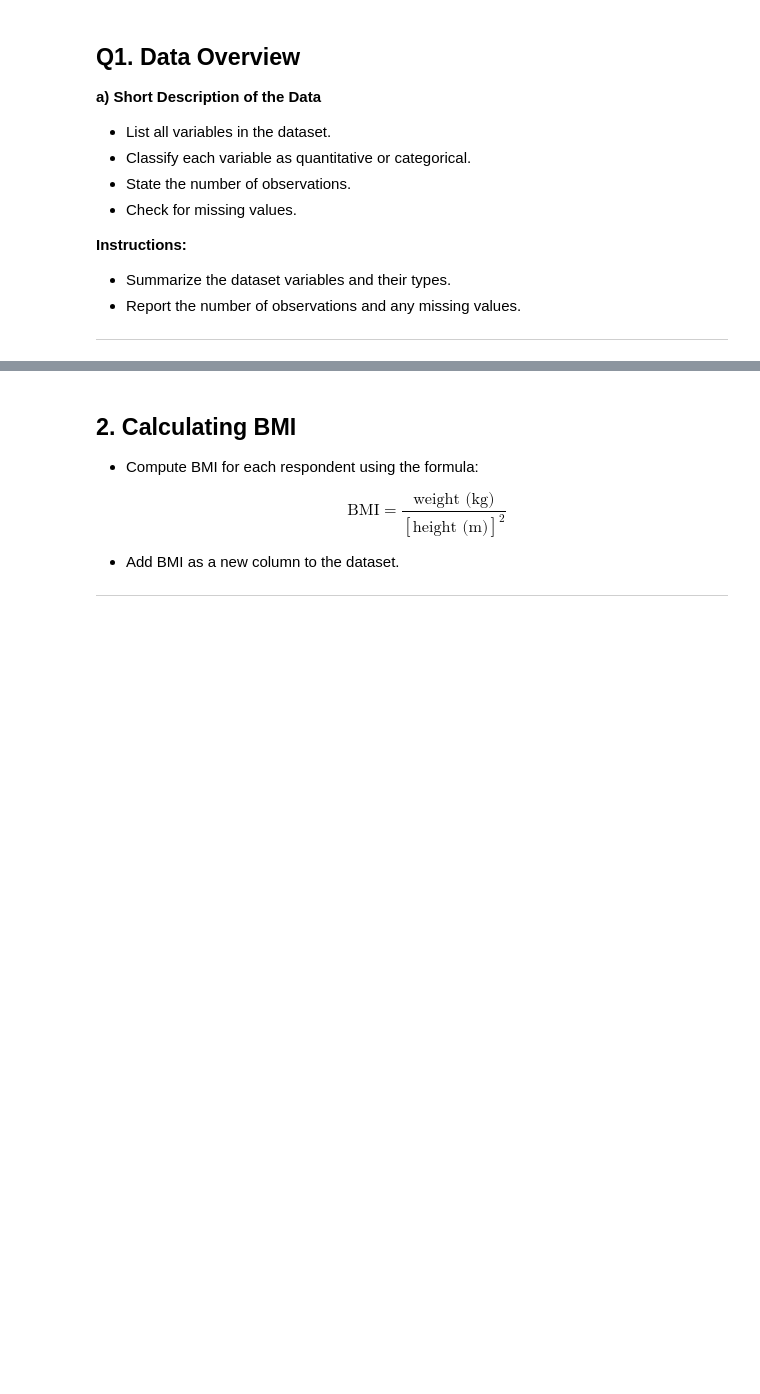
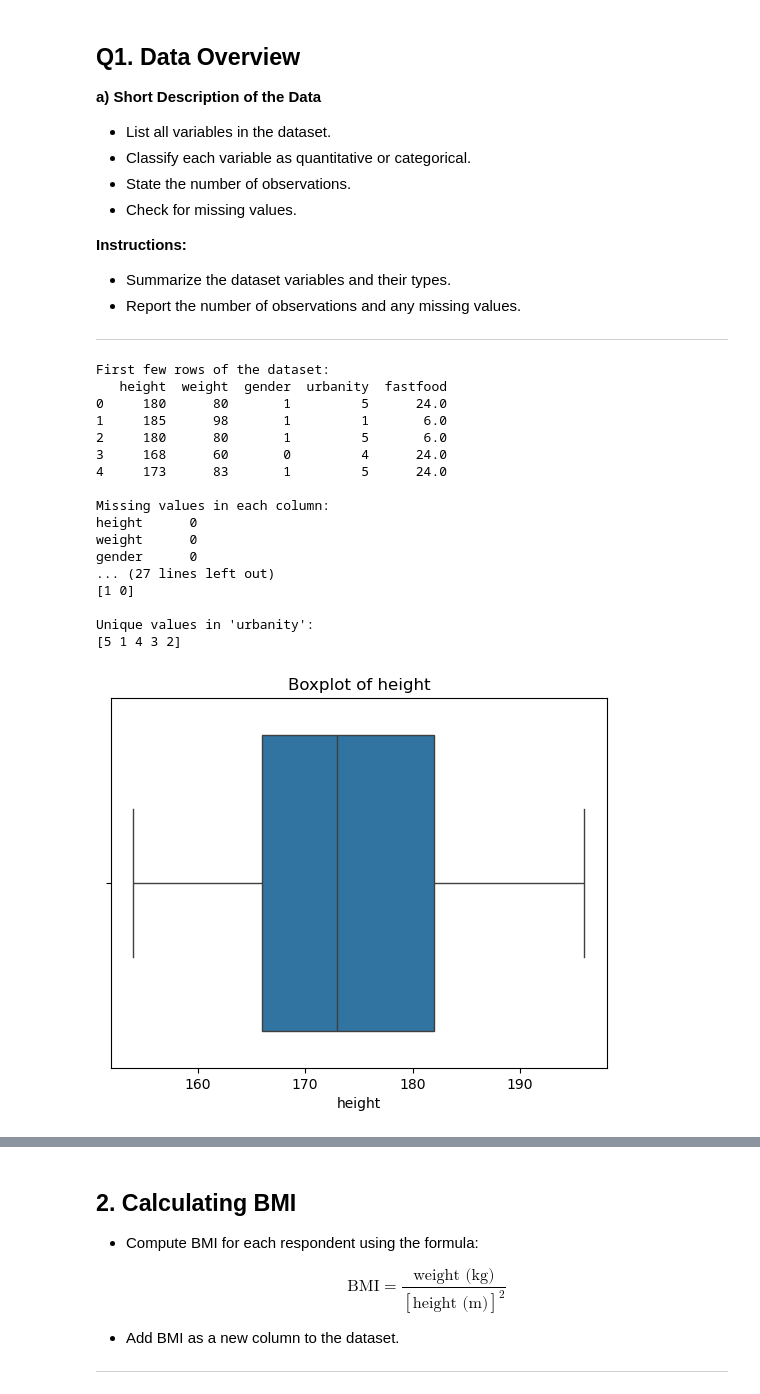
Before and after one commit to martijnooo/lab-eda-bmi, a Jupyter notebook: your-code/Descriptive_Analysis_BMI.ipynb, the cells around one changed output, grey strips where cells are left out. Drawn from its saved outputs; the diff is of its cells as text; code cells hidden in the pictures; blank space fills up the shorter version.

```diff
--- a/your-code/Descriptive_Analysis_BMI.ipynb
+++ b/your-code/Descriptive_Analysis_BMI.ipynb
@@ -21,3 +26,5 @@ Overweight and obesity, measured by Body Mass Index (BMI), are increasing health
+# %%
+df = pd.read_csv(r"data\bmi1_data.csv", delimiter=";")
 # %% [markdown]
 ## Q1. Data Overview
 
@@ -35,5 +42,81 @@ Overweight and obesity, measured by Body Mass Index (BMI), are increasing health
 
 ---
 # %%
-## TODO
 ### Insert your Answer Here ###
+# 1. Display the first few rows of the dataset
+print("First few rows of the dataset:")
+print(df.head())
+
+# 2. Check for missing values
+print("\nMissing values in each column:")
+print(df.isnull().sum())
+
+# 3. Check for duplicate rows
+print("\nNumber of duplicate rows:")
+print(df.duplicated().sum())
+
+# 4. Get basic statistics for numerical columns
+print("\nBasic statistics for numerical columns:")
+print(df.describe())
+
+# 5. Check data types of each column
+print("\nData types of each column:")
+print(df.dtypes)
+
+# 6. Check for unique values in categorical columns (e.g., 'gender', 'urbanity')
+print("\nUnique values in 'gender':")
+print(df['gender'].unique())
+print("\nUnique values in 'urbanity':")
+print(df['urbanity'].unique())
+
+# 7. Handle missing values (if any)
+# Example: Fill missing values in 'fastfood' with the median
+if df['fastfood'].isnull().sum() > 0:
+    df['fastfood'].fillna(df['fastfood'].median(), inplace=True)
+
+# 8. Remove duplicate rows (if any)
+if df.duplicated().sum() > 0:
+    df.drop_duplicates(inplace=True)
+
+# 9. Check for outliers in numerical columns using boxplots
+import matplotlib.pyplot as plt
+numerical_columns = ['height', 'weight', 'fastfood']
+for col in numerical_columns:
+    plt.figure()
+    plt.title(f"Boxplot of {col}")
+    sns.boxplot(x=df[col])
+    plt.show()
+
+# 10. Handle outliers (if necessary)
+# Example: Remove rows with extreme outliers in 'fastfood' using the IQR rule
+Q1 = df['fastfood'].quantile(0.25)
+Q3 = df['fastfood'].quantile(0.75)
+IQR = Q3 - Q1
+lower_bound = Q1 - 1.5 * IQR
+upper_bound = Q3 + 1.5 * IQR
+df_no_outlier = df[(df['fastfood'] >= lower_bound) & (df['fastfood'] <= upper_bound)]
+
+# 11. Verify the cleaned dataset
+print("\nCleaned dataset summary:")
+print(df.info())
+print("\nFirst few rows of the cleaned dataset:")
+print(df.head())
+# %% [output]
+First few rows of the dataset:
+   height  weight  gender  urbanity  fastfood
+0     180      80       1         5      24.0
+1     185      98       1         1       6.0
+2     180      80       1         5       6.0
+3     168      60       0         4      24.0
+4     173      83       1         5      24.0
+
+Missing values in each column:
+height      0
+weight      0
+gender      0
+... (27 lines left out)
+[1 0]
+
+Unique values in 'urbanity':
+[5 1 4 3 2]
+[figure, added]
```
Also changed, not shown: parts of 27 cells of this notebook.
